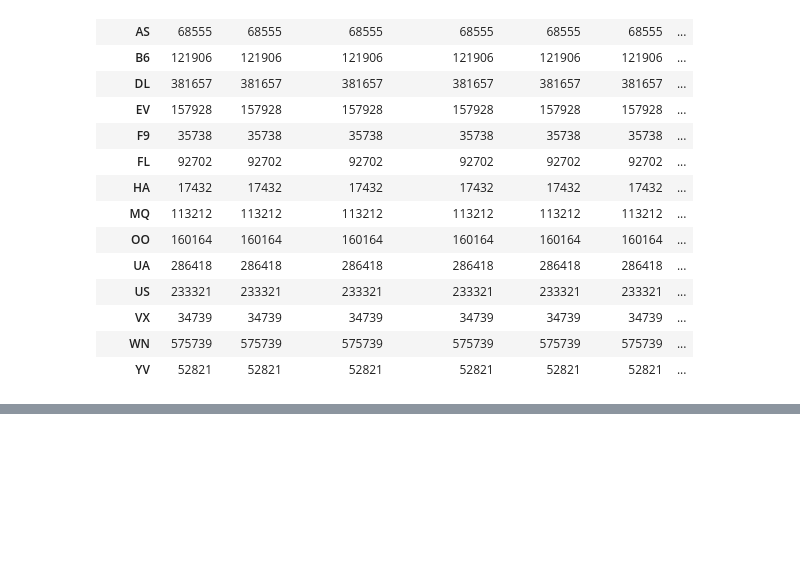
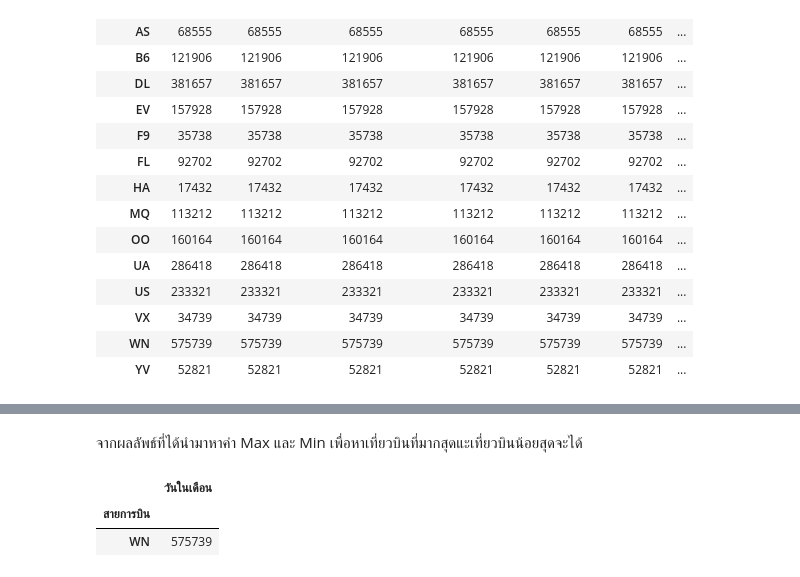
Before and after one commit to chayakonchanlun/DWDM21, a Jupyter notebook: MiniExam.ipynb, the cells around one changed output, grey strips where cells are left out. Cells and saved outputs as stored; diff of their text form; code cells hidden in the pictures; blank space fills up the shorter version.

```diff
--- a/MiniExam.ipynb
+++ b/MiniExam.ipynb
@@ -263,0 +288,9 @@ merged_data.groupby('สายการบิน').count()
+# %% [markdown]
+จากผลลัพธ์ที่ได้นำมาหาค่า Max และ Min เพื่อหาเที่ยวบินที่มากสุดแะเที่ยวบินน้อยสุดจะได้
+# %%
+max = summary.iloc[:1,:1]
+max
+# %% [output]
+|  | วันในเดือน |
+| สายการบิน |  |
+| WN | 575739 |
```
Also changed, not shown: parts of 8 cells of this notebook.
